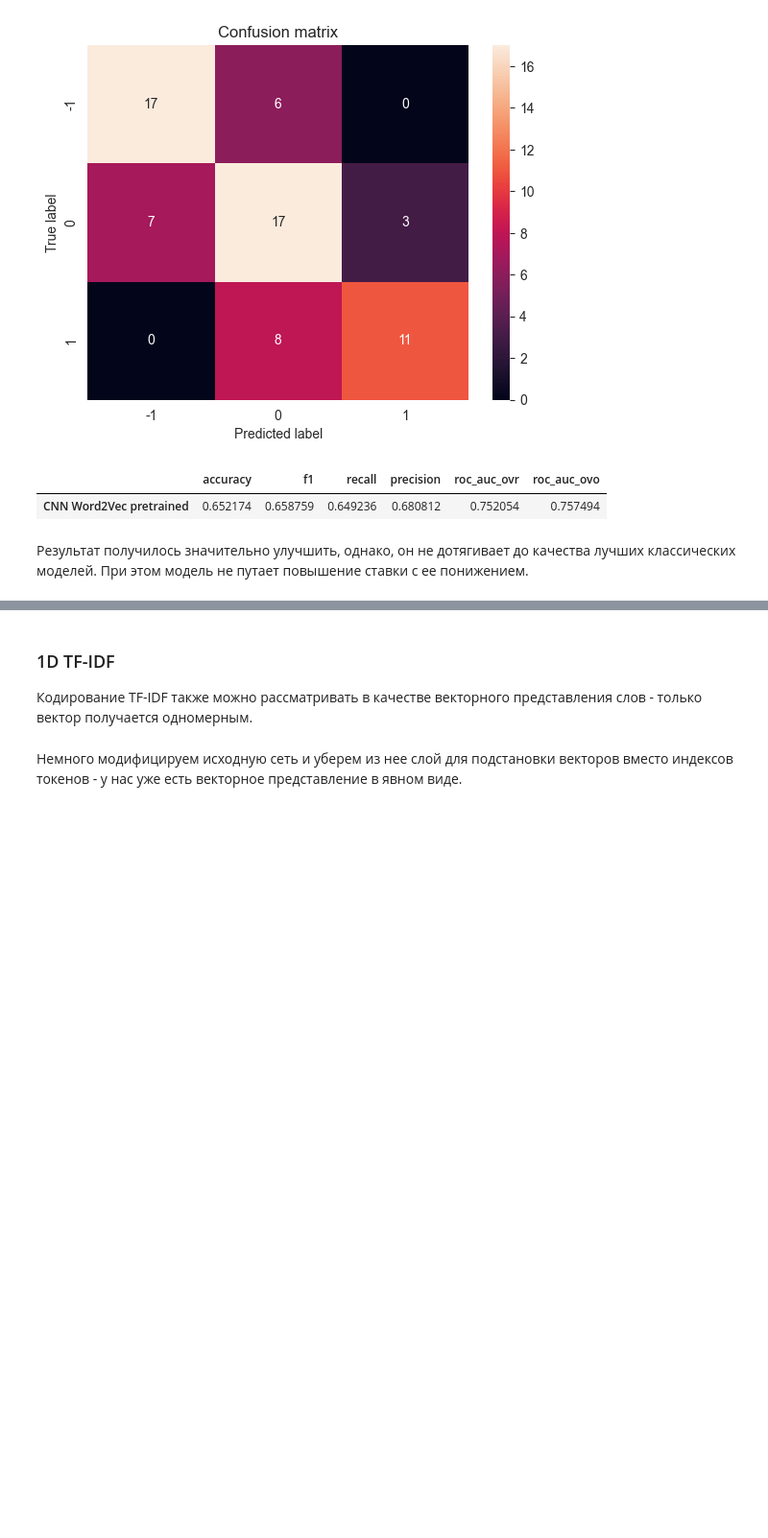
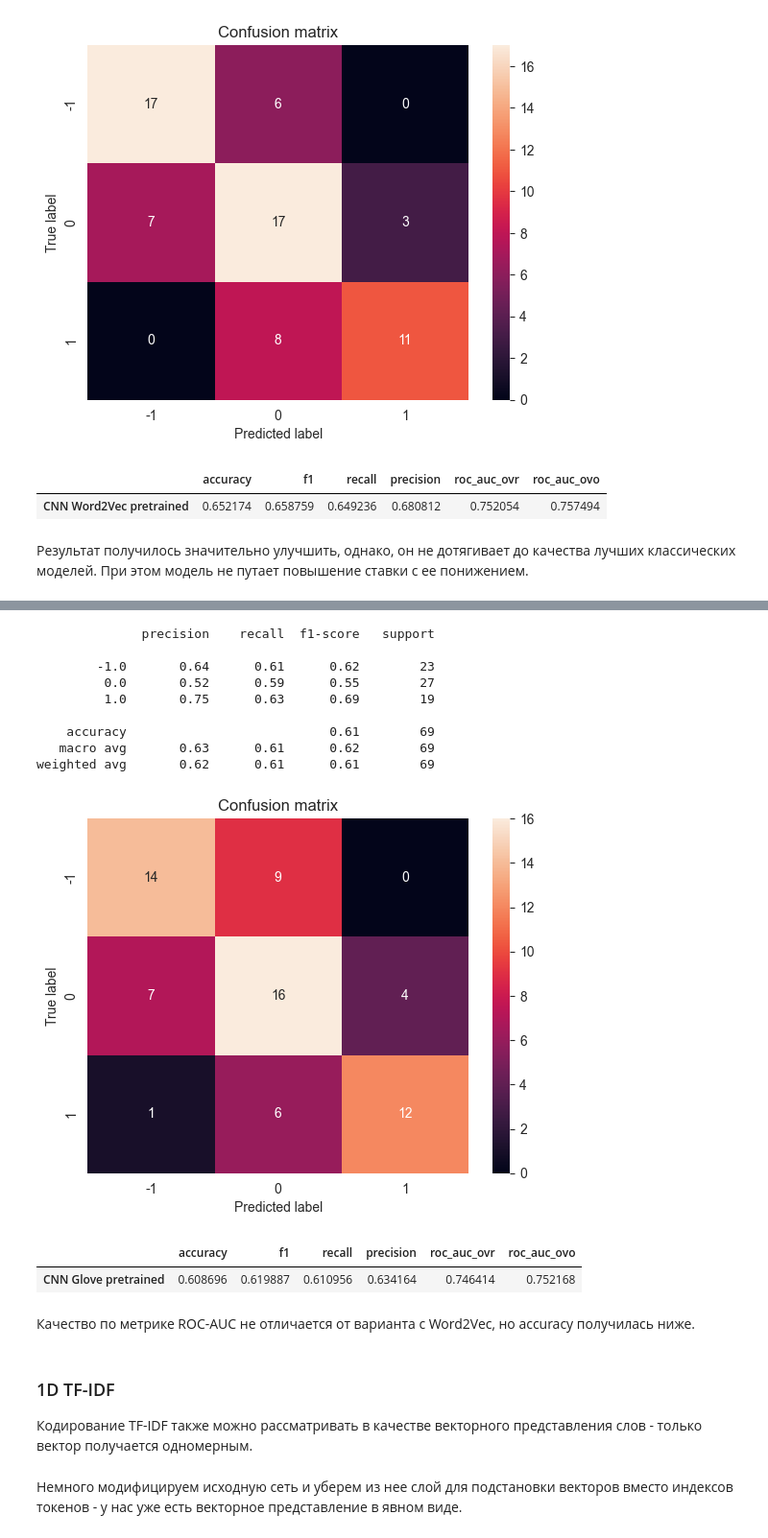
Before and after one commit to ai24-team-15/cbr-press-release-classifier, a Jupyter notebook: ml/dl_models/cnn.ipynb, the cells around one changed output, grey strips where cells are left out. Shown at 96% size. Cells and saved outputs as stored; diff of their text form; code cells hidden in the pictures; blank space fills up the shorter version.

```diff
--- a/ml/dl_models/cnn.ipynb
+++ b/ml/dl_models/cnn.ipynb
@@ -332,3 +335,48 @@ TODO ...
+# %%
+data = Xpreproc.str.split()
+
+padding_idx = glove.vocab[PADDING_TOKEN]
+max_len = data.apply(len).max()
+# %%
+def make_word2vec_vector_cnn(sentence, glove, padding_idx, max_len):
+    padded_X = [padding_idx for i in range(max_len)]
+    i = 0
+    for word in sentence:
+        if word not in glove:
+            padded_X[i] = glove.vocab['<unk>']
+        else:
+            padded_X[i] = glove.vocab[word]
+        i += 1
+    return torch.tensor(padded_X, dtype=torch.long).view(1, -1)
+# %%
+data1 = torch.stack(data.apply(lambda x: make_word2vec_vector_cnn(x, glove, padding_idx, max_len)).tolist()).squeeze(1).to(device)
+# %%
+def create_model():
+    embeddings = EmbeddingVectors.from_navec(glove)
+    cnn_model = CnnTextClassifier(embeddings, num_classes=3)
+    optimizer = optim.AdamW(cnn_model.parameters(), lr=0.001, fused=True)
+    scheduler = optim.lr_scheduler.MultiStepLR(optimizer, milestones=[500, 800])
+    return cnn_model, optimizer, scheduler
+
+num_epochs = 1000
+y_preds, y_preds_proba = train(data1, y1, num_epochs, create_model)
+# %%
+print_metrics('CNN Glove pretrained', y, target_enc.inverse_transform(y_preds), y_preds_proba)
+# %% [output]
+              precision    recall  f1-score   support
+
+        -1.0       0.64      0.61      0.62        23
+         0.0       0.52      0.59      0.55        27
+         1.0       0.75      0.63      0.69        19
+
+    accuracy                           0.61        69
+   macro avg       0.63      0.61      0.62        69
+weighted avg       0.62      0.61      0.61        69
+[figure, added]
+|  | accuracy | f1 | recall | precision | roc_auc_ovr | roc_auc_ovo |
+| CNN Glove pretrained | 0.608696 | 0.619887 | 0.610956 | 0.634164 | 0.746414 | 0.752168 |
+# %% [markdown]
+Качество по метрике ROC-AUC не отличается от варианта с Word2Vec, но accuracy получилась ниже.
 # %% [markdown]
 ### 1D TF-IDF
 
```
Also changed, not shown: parts of 9 cells of this notebook.
